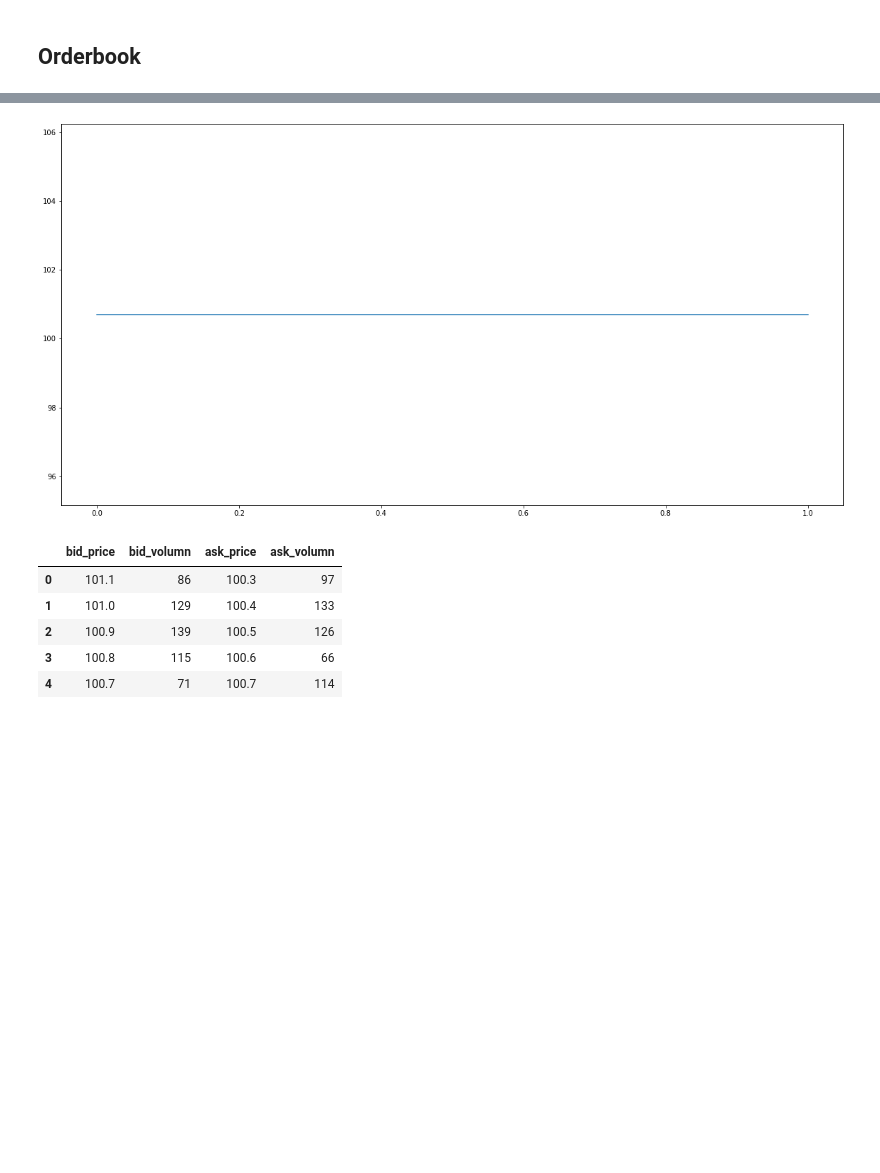
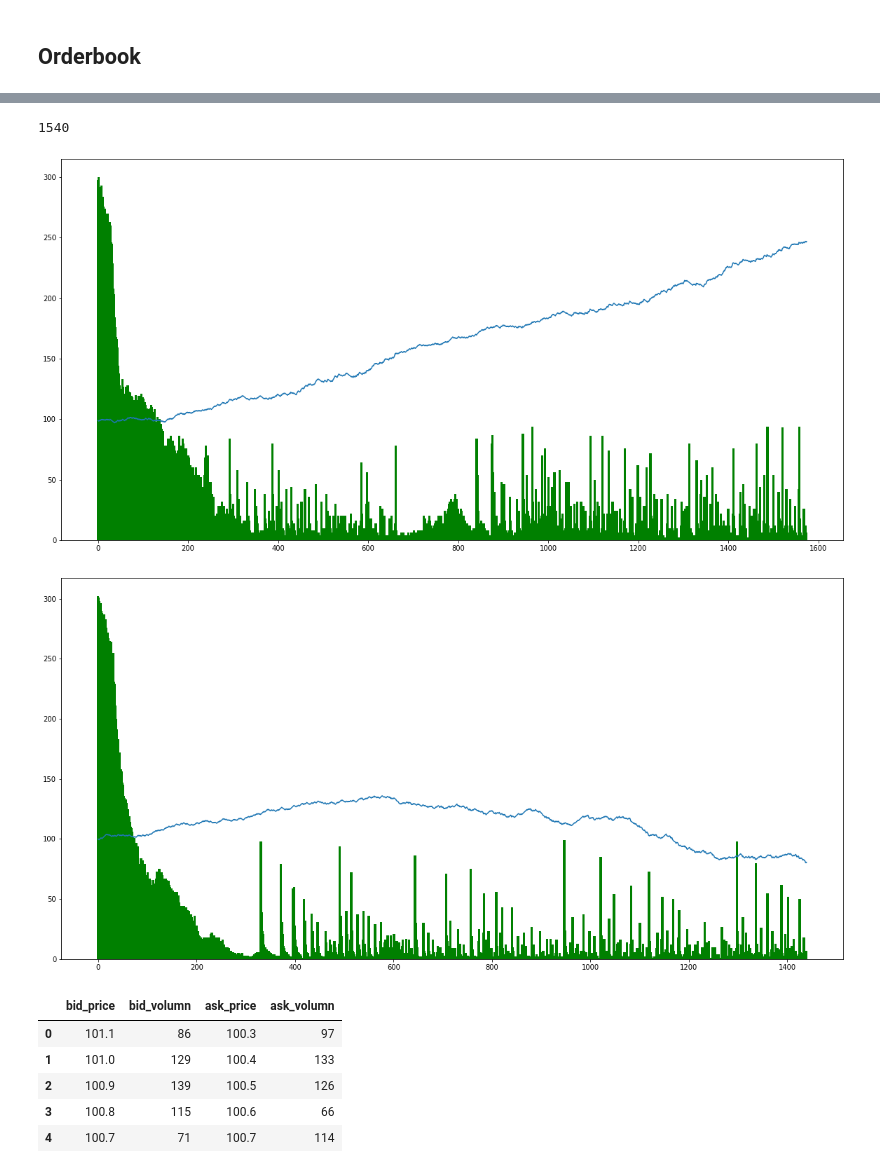
Before and after one commit to lainn9527/market_simulator, a Jupyter notebook: multi_visualization.ipynb, the cells around one changed output, grey strips where cells are left out. Cells and saved outputs as stored; diff of their text form; code cells hidden in the pictures; blank space fills up the shorter version.

```diff
--- a/multi_visualization.ipynb
+++ b/multi_visualization.ipynb
@@ -35,13 +35,20 @@ for train_dir in train_dirs:
+# %%
+len(market['price'])
+# %% [output]
+1540
 # %%
 # validate
 for validate_dir in validate_dirs:
     validate_dir = result_dir / 'validate' / validate_dir
     security_path = validate_dir / "TSMC.json"
     agent_path = validate_dir / "agent.json"
     market = json.loads(security_path.read_text())
     plt.plot(market['price'][100:])
+    plt.bar([i for i in range(len(market['volume'][100:]))], market['volume'][100:], width = 5, color = 'g')
+    plt.show()
 # %% [output]
-[figure, old version]
+[figure, new version]
+[figure, added]
 # %%
 import time
 from IPython import display
```
Also changed, not shown: parts of 6 cells of this notebook, 4 other files.
